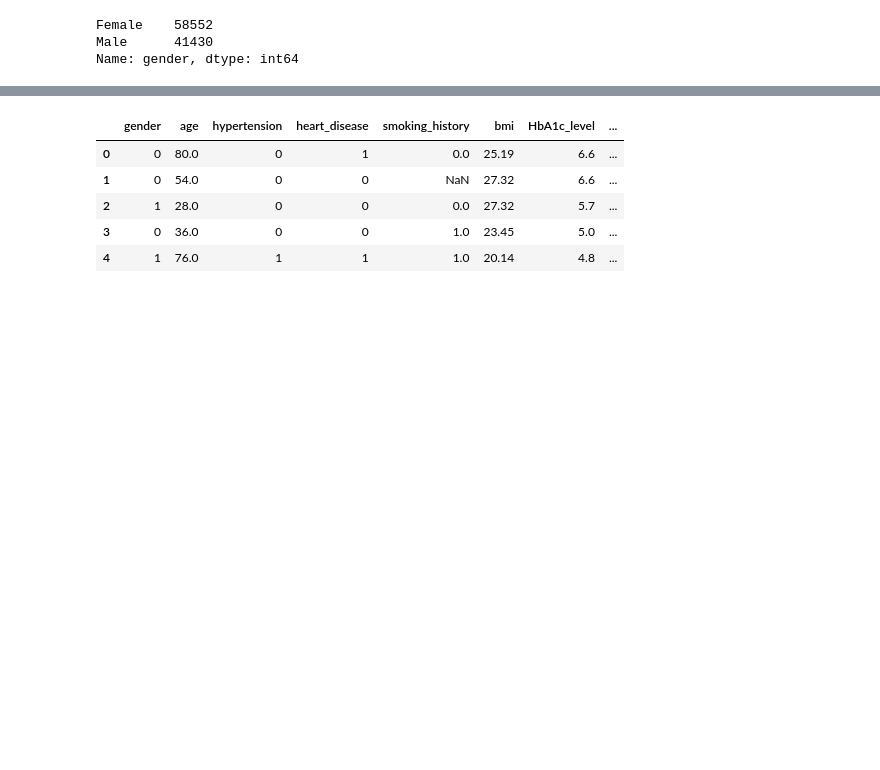
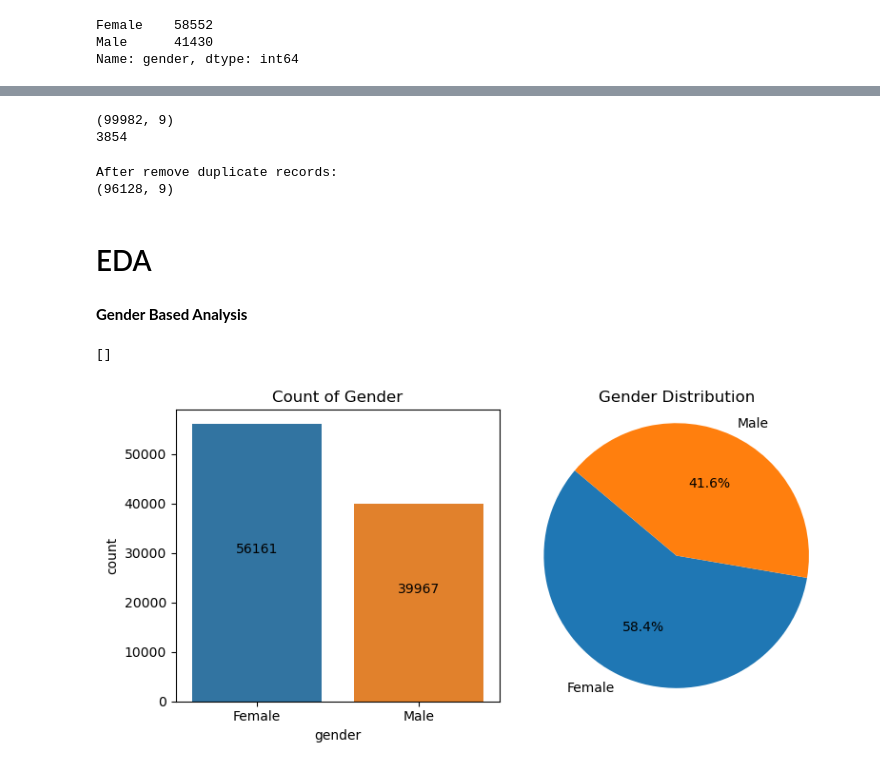
Before and after one commit to iktiyar/Practice-Project, a Jupyter notebook: Diabetes Prediction.ipynb, the cells around one changed output, grey strips where cells are left out. Saved outputs shown, nothing was run; the diff lists cells and outputs as text; code cells hidden in the pictures; blank space fills up the shorter version.

```diff
--- a/Diabetes Prediction.ipynb
+++ b/Diabetes Prediction.ipynb
@@ -114,9 +86,43 @@ df1['smoking_history'] = df1['smoking_history'].replace({'never':0,
-# %%
-df1.head()
-# %% [output]
-|  | gender | age | hypertension | heart_disease | smoking_history | bmi | HbA1c_level | ... |
-| 0 | 0 | 80.0 | 0 | 1 | 0.0 | 25.19 | 6.6 | ... |
-| 1 | 0 | 54.0 | 0 | 0 | NaN | 27.32 | 6.6 | ... |
-| 2 | 1 | 28.0 | 0 | 0 | 0.0 | 27.32 | 5.7 | ... |
-| 3 | 0 | 36.0 | 0 | 0 | 1.0 | 23.45 | 5.0 | ... |
-| 4 | 1 | 76.0 | 1 | 1 | 1.0 | 20.14 | 4.8 | ... |
+# %%
+# check for duplicate records
+print(df.shape)
+print(df.duplicated().sum())
+# %% [output]
+(99982, 9)
+3854
+# %%
+# removing duplicate records
+df.drop(df[df.duplicated()].index,inplace=True)
+print("After remove duplicate records:")
+print(df.shape)
+# %% [output]
+After remove duplicate records:
+(96128, 9)
+# %% [markdown]
+# EDA
+# %% [markdown]
+**Gender Based Analysis**
+# %%
+# Calculate the count of each gender category
+gender_counts = df['gender'].value_counts(normalize=True) * 100
+# Create a figure with subplots
+fig , ax = plt.subplots(1,2,figsize=(8,4))
+# Plotting using Seaborn countplot in the first subplot
+sns.countplot(data=df,x="gender",ax=ax[0])
+ax[0].set_title("Count of Gender")
+# Plotting the pie chart in the second subplot
+ax[1].pie(gender_counts,labels=gender_counts.index,autopct='%1.1f%%', startangle=140)
+ax[1].set_title('Gender Distribution')
+ax[1].axis('equal')
+# Annotating count values on top of each bar in the count plot
+for p in ax[0].patches:
+    ax[0].annotate(format(p.get_height(), '.0f'),
+                   (p.get_x() + p.get_width() / 2., p.get_height()/2),
+                   ha = 'center', va = 'center',
+                   xytext = (0, 10),
+                   textcoords = 'offset points')
+plt.tight_layout()
+plt.plot()
+# %% [output]
+[]
+[figure, added]
```
Also changed, not shown: parts of 9 cells of this notebook.
